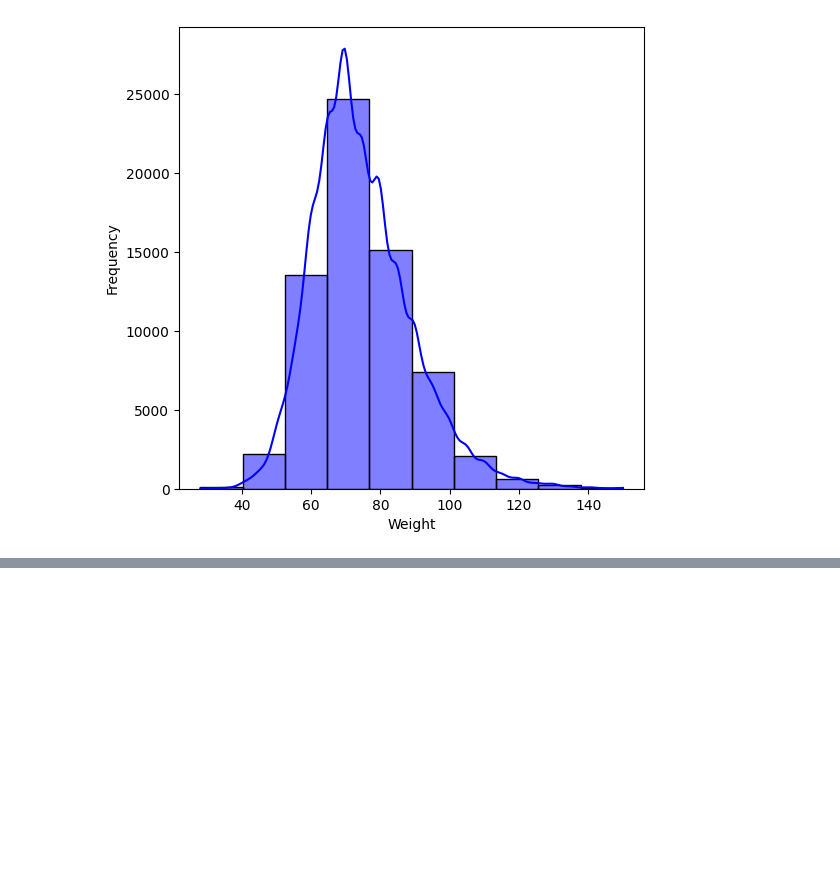
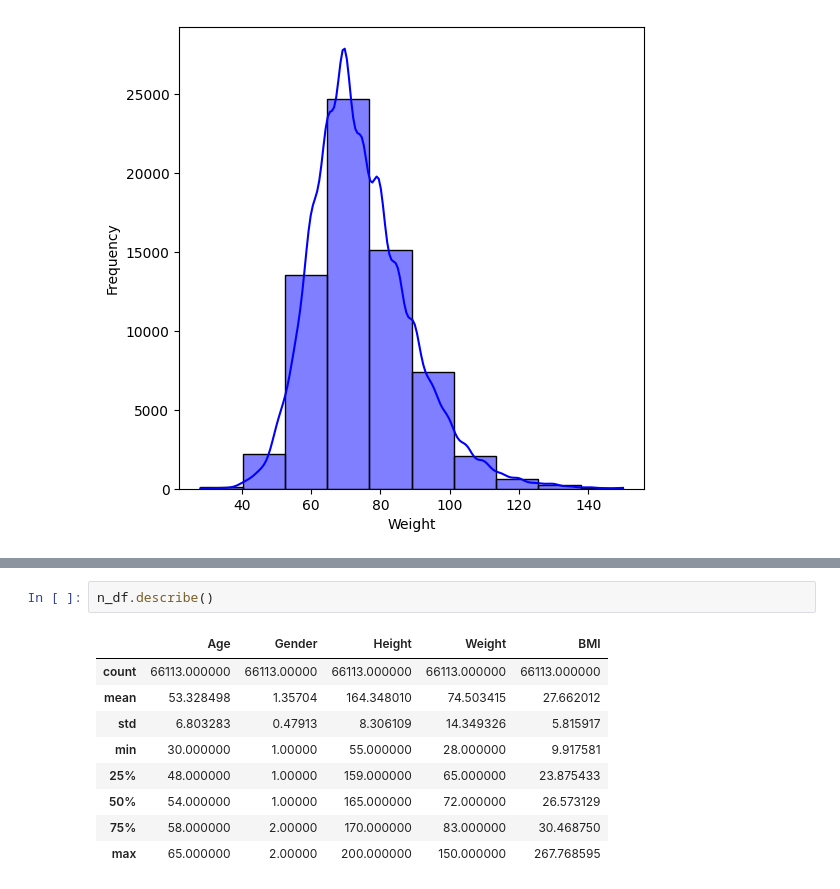
Before and after one commit to kenyyode/Cardio-Data, a Jupyter notebook: Analysis and model.ipynb, the cells around one changed output, grey strips where cells are left out. Drawn from its saved outputs; the diff is of its cells as text; blank space fills up the shorter version.

```diff
--- a/Analysis and model.ipynb
+++ b/Analysis and model.ipynb
@@ -90,0 +93,12 @@ plt.show()
+# %%
+n_df.describe()
+# %% [output]
+|  | Age | Gender | Height | Weight | BMI |
+| count | 66113.000000 | 66113.00000 | 66113.000000 | 66113.000000 | 66113.000000 |
+| mean | 53.328498 | 1.35704 | 164.348010 | 74.503415 | 27.662012 |
+| std | 6.803283 | 0.47913 | 8.306109 | 14.349326 | 5.815917 |
+| min | 30.000000 | 1.00000 | 55.000000 | 28.000000 | 9.917581 |
+| 25% | 48.000000 | 1.00000 | 159.000000 | 65.000000 | 23.875433 |
+| 50% | 54.000000 | 1.00000 | 165.000000 | 72.000000 | 26.573129 |
+| 75% | 58.000000 | 2.00000 | 170.000000 | 83.000000 | 30.468750 |
+| max | 65.000000 | 2.00000 | 200.000000 | 150.000000 | 267.768595 |
```
Also changed, not shown: parts of 6 cells of this notebook.
